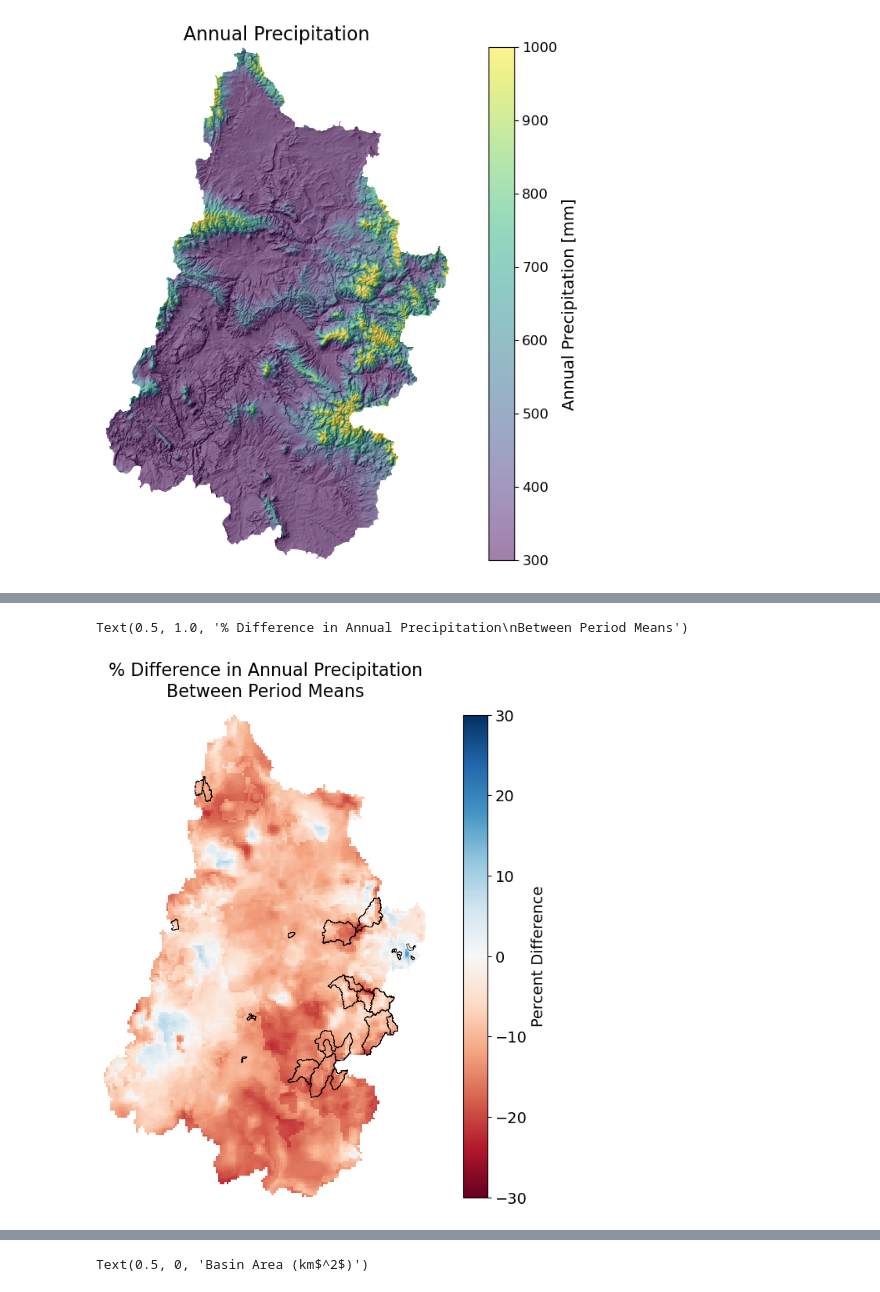
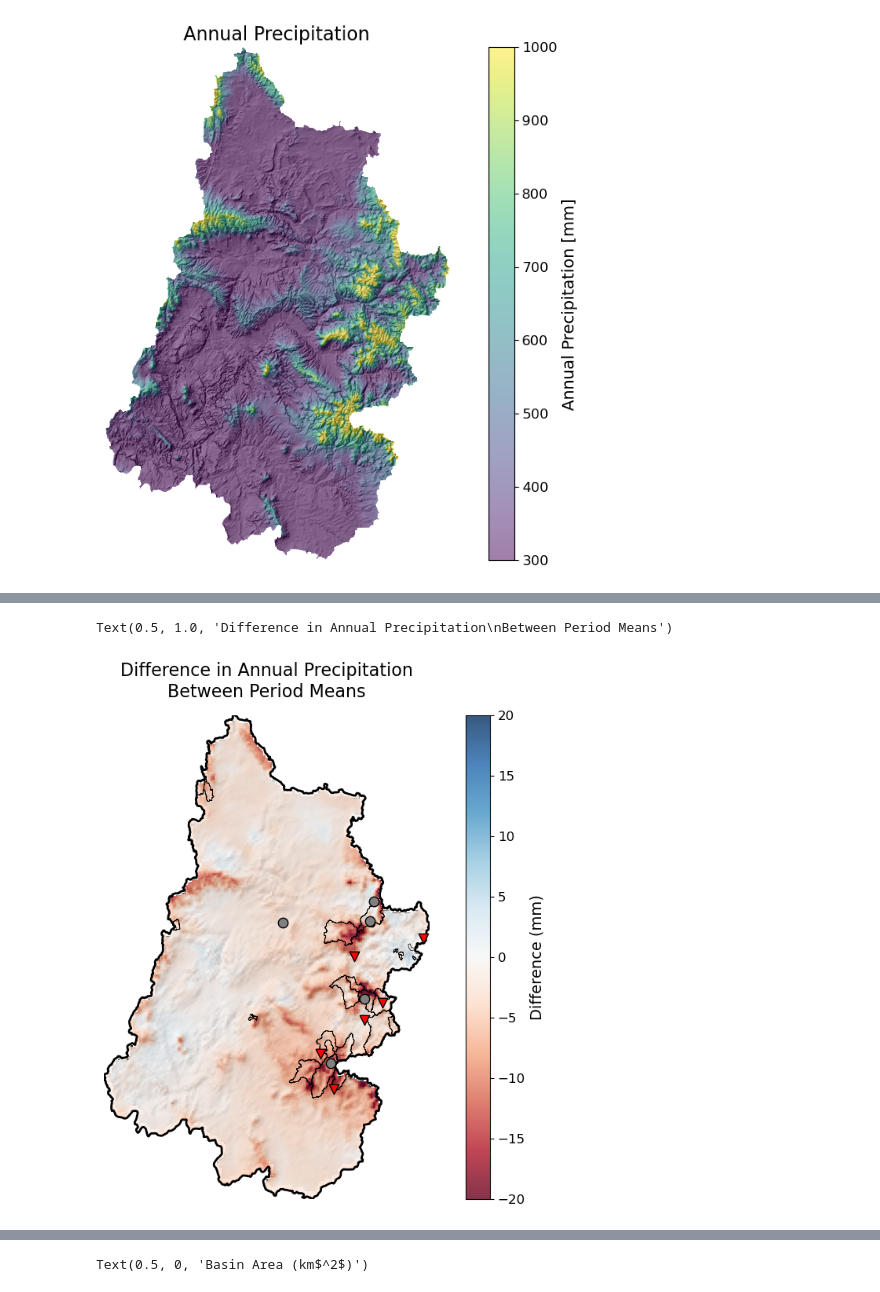
Before and after one commit to dlhogan97/Spring-Precipitation-Effect-CO-River, a Jupyter notebook: notebooks/Upper_CO_Analysis/notebooks/ucr_prism_analysis.ipynb, the cells around one changed output, grey strips where cells are left out. Drawn from its saved outputs; the diff is of its cells as text; code cells hidden in the pictures.

```diff
--- a/notebooks/Upper_CO_Analysis/notebooks/ucr_prism_analysis.ipynb
+++ b/notebooks/Upper_CO_Analysis/notebooks/ucr_prism_analysis.ipynb
@@ -267,7 +269,7 @@ def mean_percent_diff(ds1, ds2, month):
     else:
         ds1_pre = ds1.where(ds1.month.dt.month==month).mean(dim='month')
         ds2_post = ds2.where(ds2.month.dt.month==month).mean(dim='month')
-    return ((ds2_post-ds1_pre)/ds1_pre)*100
+    return ((ds2_post-ds1_pre))
 # %%
 # springP_prism_percentdiff = mean_percent_diff(prism_4km_pre_seasonal_ds_ma, prism_4km_post_seasonal_ds_ma, 3)['ppt']
 # # save to netcdf
@@ -494,20 +490,36 @@ See: https://matplotlib.org/stable/tutorials/intermediate/legend_guide.html#impl
 # %%
 # add another plot for the annual mean
 fig, ax = plt.subplots(figsize=(12, 8))
-mean_percent_diff(prism_4km_pre_annual_ds_ma, prism_4km_post_annual_ds_ma, None)['ppt'].plot(ax=ax, cmap='RdBu', vmin=-30, vmax=30, extend='neither')
+ax.imshow(ls.hillshade(src_4km.squeeze().values, vert_exag=10, dx=dx, dy=dy), cmap='gray',extent=[ucrb_basin_boundary.bounds.loc[0]['minx'],
+                                                                        ucrb_basin_boundary.bounds.loc[0]['maxx'],
+                                                                        ucrb_basin_boundary.bounds.loc[0]['miny'],
+                                                                        ucrb_basin_boundary.bounds.loc[0]['maxy']])
+im = ax.imshow(mean_percent_diff(prism_4km_pre_annual_ds_ma, prism_4km_post_annual_ds_ma, None)['ppt'].values, alpha=0.8, cmap='RdBu', vmin=-20, vmax=20,
+                                                                        extent=[ucrb_basin_boundary.bounds.loc[0]['minx'],
+                                                                        ucrb_basin_boundary.bounds.loc[0]['maxx'],
+                                                                        ucrb_basin_boundary.bounds.loc[0]['miny'],
+                                                                        ucrb_basin_boundary.bounds.loc[0]['maxy']])
 
+hcdn_basins.plot(ax=ax, facecolor="none", edgecolor="black", linewidth=0.5, label='HCDN Basins')
+# plot ucrb boundary
+ucrb_basin_boundary.plot(ax=ax, facecolor="none", edgecolor="black", linewidth=2)
 
+station_locations[station_locations['STATION'].isin(annual_no_significant_change.index)].plot(ax=ax, color='gray', markersize=80, legend=False, ec='k',
+                                                                                                )
+# plot station locations included in annual_significant_change with a downward red triangle
+station_locations[station_locations['STATION'].isin(annual_significant_change.index)].plot(ax=ax, color='red', markersize=80, marker='v', legend=False,
+                                                                                                ec='black')
 # set the colorbar label to be Percent Difference
-cbar = ax.collections[0].colorbar
-cbar.set_label('Percent Difference', size=14)
-# increase cbar label size
-cbar.ax.tick_params(labelsize=14)
+cbar = fig.colorbar(im, ax=ax)
+cbar.set_label('Difference (mm)', size=14)
+# increase the size of the tick labels for the colorbar
+cbar.ax.tick_params(labelsize=12)
 
 # plot the hcdn basins
-ucrb_hcdn_basins.plot(ax=ax, facecolor="none", edgecolor="black", linewidth=0.5)
+# ucrb_hcdn_basins.plot(ax=ax, facecolor="none", edgecolor="black", linewidth=0.5)
 ax.set_axis_off()
 # add title to ax
-ax.set_title('% Difference in Annual Precipitation\nBetween Period Means', fontsize=16)
+ax.set_title('Difference in Annual Precipitation\nBetween Period Means', fontsize=16)
 # %% [output]
-Text(0.5, 1.0, '% Difference in Annual Precipitation\nBetween Period Means')
+Text(0.5, 1.0, 'Difference in Annual Precipitation\nBetween Period Means')
-[figure, old version]
+[figure, new version]
```
Also changed, not shown: parts of 9 cells of this notebook, 4 other files.
